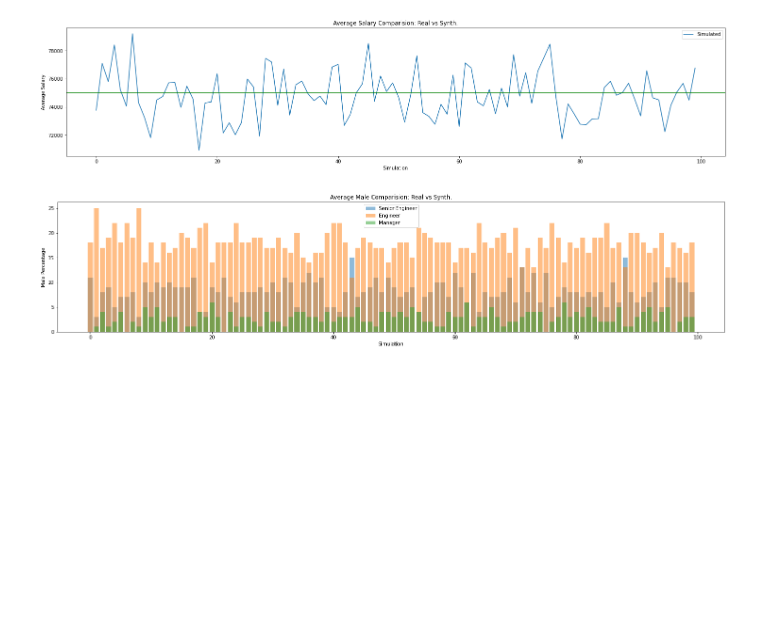
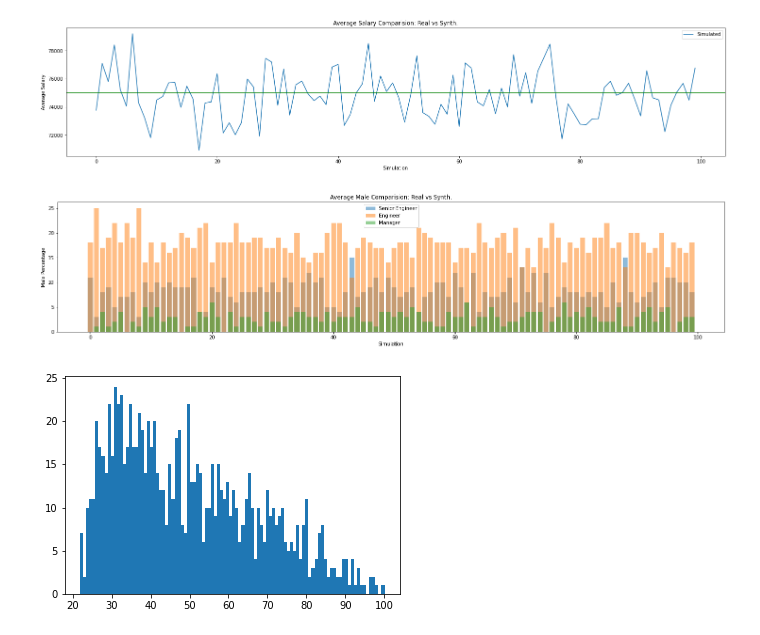
Before and after one commit to maheshmistry/ProgrammT, a Jupyter notebook: Base.ipynb, the cells around one changed output. Cells and saved outputs as stored; diff of their text form; code cells hidden in the pictures; blank space fills up the shorter version.

```diff
--- a/Base.ipynb
+++ b/Base.ipynb
@@ -207,3 +207,8 @@ plt.show()
 #       "\n\nGender Ratio(Male Percent):\n", genDist,
 #       "\n\nAverage Salary:", sum(company["Salary"])/emp,
 #       "\n\nRole Distribution:\n", company["Roles"].value_counts())
+# %%
+from random import triangular
+fig = plt.hist([triangular(20, 101, 30) for i in range(1000)], bins = 100)
+# %% [output]
+[figure, added]
```
